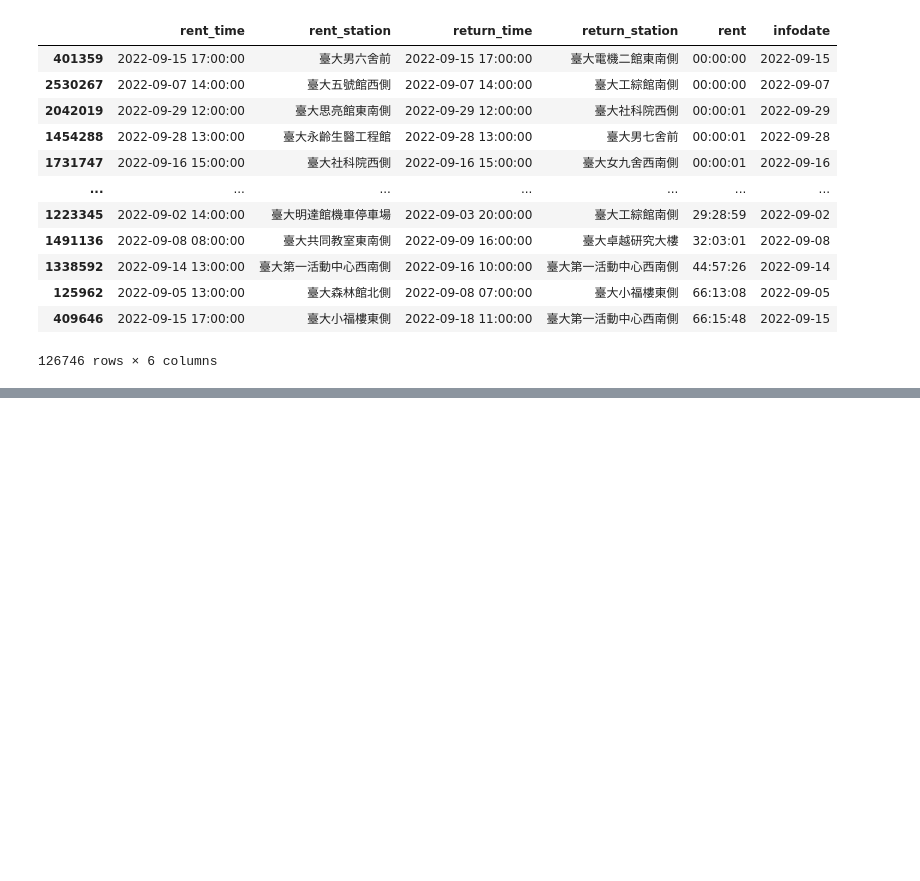
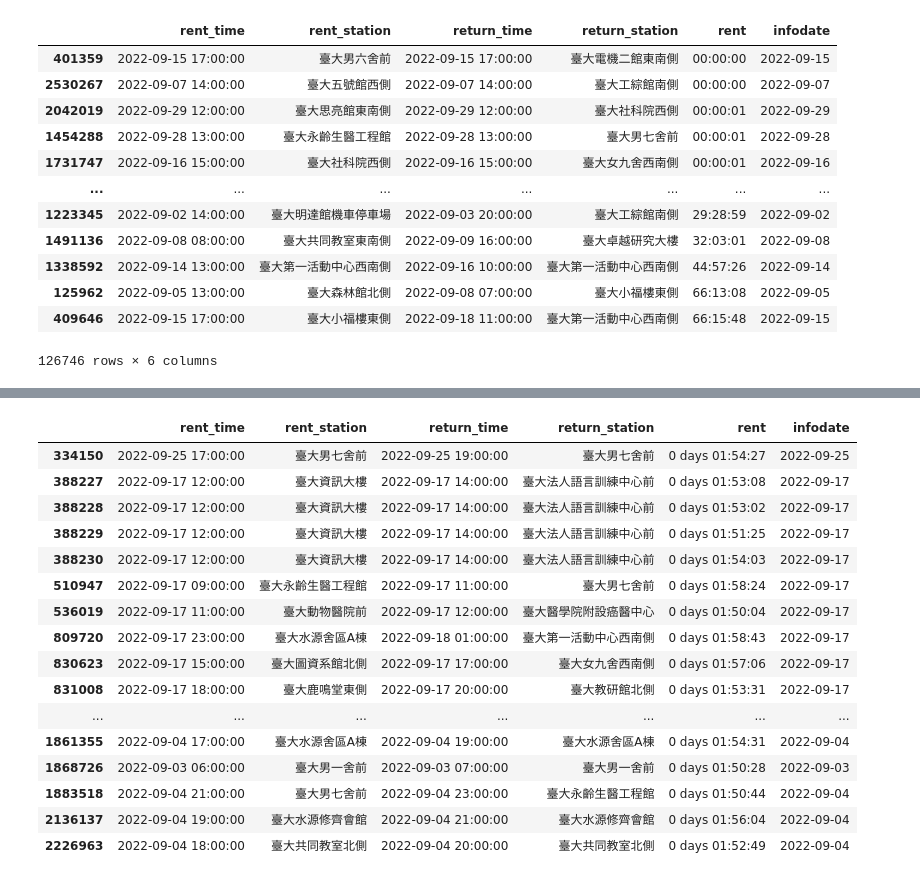
Before and after one commit to teddy21019/Youbike-Data-Analysis, a Jupyter notebook: Read_data_explore.ipynb, the cells around one changed output, grey strips where cells are left out. Saved outputs shown, nothing was run; the diff lists cells and outputs as text; code cells hidden in the pictures; blank space fills up the shorter version.

```diff
--- a/Read_data_explore.ipynb
+++ b/Read_data_explore.ipynb
@@ -71,3 +69,26 @@ df_with_ntu.sort_values(by='rent')
 | 125962 | 2022-09-05 13:00:00 | 臺大森林館北側 | 2022-09-08 07:00:00 | 臺大小福樓東側 | 66:13:08 | 2022-09-05 |
 | 409646 | 2022-09-15 17:00:00 | 臺大小福樓東側 | 2022-09-18 11:00:00 | 臺大第一活動中心西南側 | 66:15:48 | 2022-09-15 |
 126746 rows × 6 columns
+# %%
+from file_reader.preprocessing import YoubikeDataReader, YoubikeDataFactory
+import filters.NTU
+import filters.time_filter
+
+Weekday = filters.time_filter.Weekday
+
+file_location = r"C:\Users\tedb0\Downloads\202209_YouBike2.0票證刷卡資料\202209_YouBike2.0票證刷卡資料\202209_YouBike2.0票證刷卡資料.csv"
+
+youbike_reader = YoubikeDataReader(file_location)
+# %%
+location_filter = filters.NTU.NTU_location_filter
+upper_interval_filter = filters.time_filter.over_interval(hours=1, mins= 30)
+lower_interval_filter = filters.time_filter.below_interval(hours=2)
+weekend = filters.time_filter.weekday_filter([Weekday.SAT, Weekday.SUN])
+
+youbike_df_factory = (
+                        YoubikeDataFactory(youbike_reader)
+                        .filter_location(location_filter)
+                        .filter_time(upper_interval_filter)
+                        .filter_time(lower_interval_filter)
+                        .filter_time(weekend)
+                    )
@@ -73,0 +113,22 @@ df_with_ntu.sort_values(by='rent')
+# %%
+new_fac = youbike_df_factory.duplicate()[0]
+# %%
+new_fac.filter_time(filters.time_filter.over_interval(hours=1, mins=50)).df
+# %% [output]
+|  | rent_time | rent_station | return_time | return_station | rent | infodate |
+| 334150 | 2022-09-25 17:00:00 | 臺大男七舍前 | 2022-09-25 19:00:00 | 臺大男七舍前 | 0 days 01:54:27 | 2022-09-25 |
+| 388227 | 2022-09-17 12:00:00 | 臺大資訊大樓 | 2022-09-17 14:00:00 | 臺大法人語言訓練中心前 | 0 days 01:53:08 | 2022-09-17 |
+| 388228 | 2022-09-17 12:00:00 | 臺大資訊大樓 | 2022-09-17 14:00:00 | 臺大法人語言訓練中心前 | 0 days 01:53:02 | 2022-09-17 |
+| 388229 | 2022-09-17 12:00:00 | 臺大資訊大樓 | 2022-09-17 14:00:00 | 臺大法人語言訓練中心前 | 0 days 01:51:25 | 2022-09-17 |
+| 388230 | 2022-09-17 12:00:00 | 臺大資訊大樓 | 2022-09-17 14:00:00 | 臺大法人語言訓練中心前 | 0 days 01:54:03 | 2022-09-17 |
+| 510947 | 2022-09-17 09:00:00 | 臺大永齡生醫工程館 | 2022-09-17 11:00:00 | 臺大男七舍前 | 0 days 01:58:24 | 2022-09-17 |
+| 536019 | 2022-09-17 11:00:00 | 臺大動物醫院前 | 2022-09-17 12:00:00 | 臺大醫學院附設癌醫中心 | 0 days 01:50:04 | 2022-09-17 |
+| 809720 | 2022-09-17 23:00:00 | 臺大水源舍區A棟 | 2022-09-18 01:00:00 | 臺大第一活動中心西南側 | 0 days 01:58:43 | 2022-09-17 |
+| 830623 | 2022-09-17 15:00:00 | 臺大圖資系館北側 | 2022-09-17 17:00:00 | 臺大女九舍西南側 | 0 days 01:57:06 | 2022-09-17 |
+| 831008 | 2022-09-17 18:00:00 | 臺大鹿鳴堂東側 | 2022-09-17 20:00:00 | 臺大教研館北側 | 0 days 01:53:31 | 2022-09-17 |
+| ... | ... | ... | ... | ... | ... | ... |
+| 1861355 | 2022-09-04 17:00:00 | 臺大水源舍區A棟 | 2022-09-04 19:00:00 | 臺大水源舍區A棟 | 0 days 01:54:31 | 2022-09-04 |
+| 1868726 | 2022-09-03 06:00:00 | 臺大男一舍前 | 2022-09-03 07:00:00 | 臺大男一舍前 | 0 days 01:50:28 | 2022-09-03 |
+| 1883518 | 2022-09-04 21:00:00 | 臺大男七舍前 | 2022-09-04 23:00:00 | 臺大永齡生醫工程館 | 0 days 01:50:44 | 2022-09-04 |
+| 2136137 | 2022-09-04 19:00:00 | 臺大水源修齊會館 | 2022-09-04 21:00:00 | 臺大水源修齊會館 | 0 days 01:56:04 | 2022-09-04 |
+| 2226963 | 2022-09-04 18:00:00 | 臺大共同教室北側 | 2022-09-04 20:00:00 | 臺大共同教室北側 | 0 days 01:52:49 | 2022-09-04 |
```
Also changed, not shown: parts of 7 cells of this notebook.
